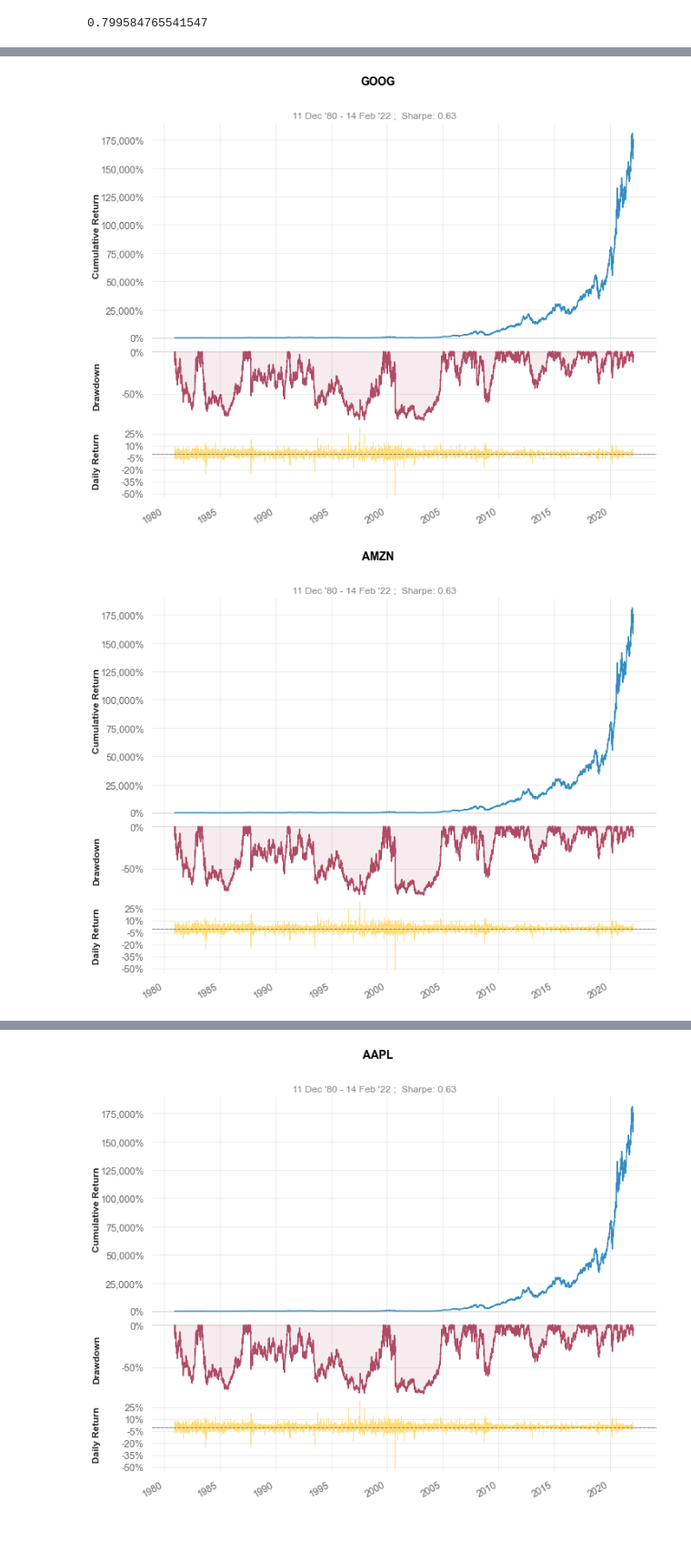
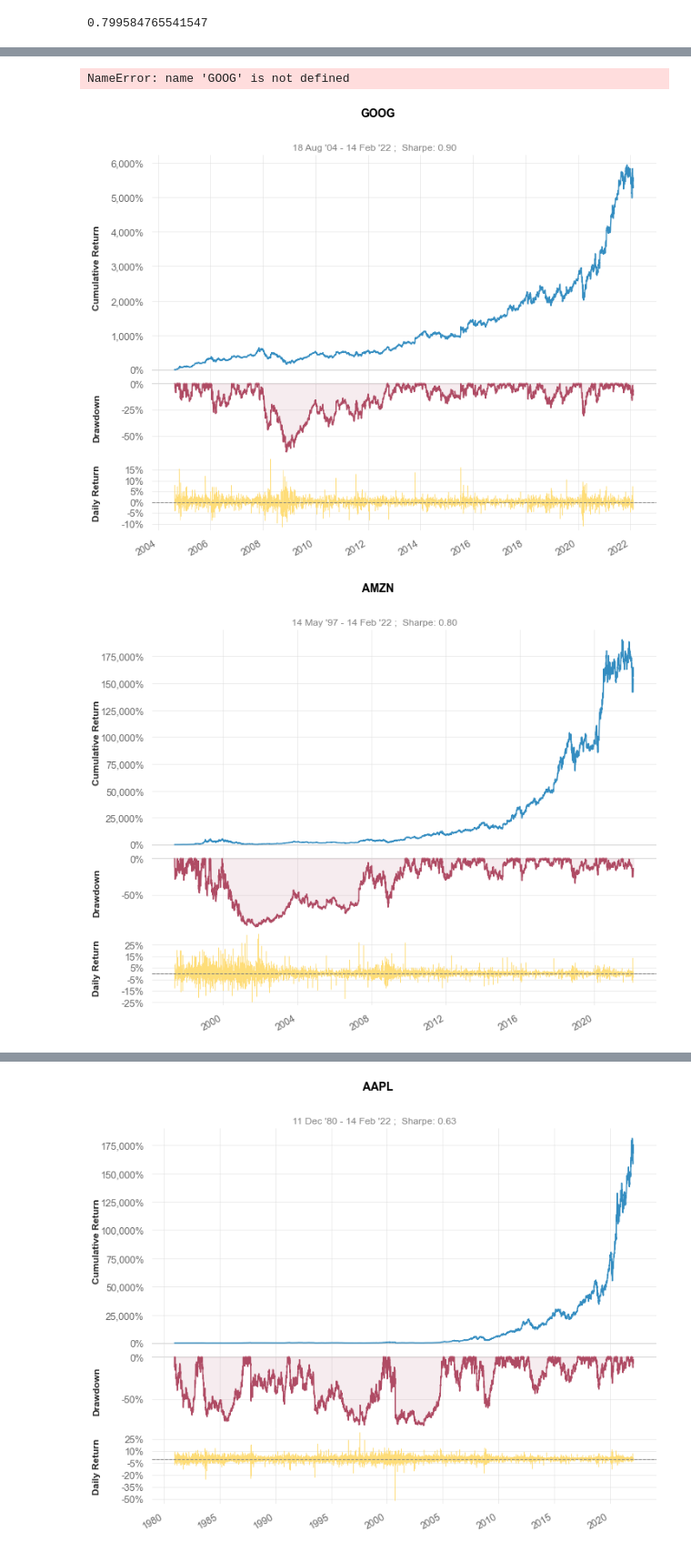
Before and after one commit to getjiggy/Project1, a Jupyter notebook: Trending-stocks.ipynb, the cells around one changed output, grey strips where cells are left out. Shown at 91% size. Drawn from its saved outputs; the diff is of its cells as text; code cells hidden in the pictures.

```diff
--- a/Trending-stocks.ipynb
+++ b/Trending-stocks.ipynb
@@ -6,11 +7,11 @@ import yfinance as yf
 
 qs.extend_pandas()
 
-stock = qs.utils.download_returns('GOOG')
+GOOG_api = qs.utils.download_returns('GOOG')
 
-qs.stats.sharpe(stock)
+qs.stats.sharpe(GOOG_api)
 
-stock.sharpe()
+GOOG_api.sharpe()
 # %% [output]
 0.9048766336894882
 # %%
@@ -60,9 +61,13 @@ stock.sharpe()
+# %%
+print()
+# %% [output]
+NameError: name 'GOOG' is not defined
 # %%
-qs.plots.snapshot(stock, title= "GOOG")
+GOOG_api = qs.plots.snapshot(GOOG_api, title= "GOOG")
 # %% [output]
-[figure, old version]
+[figure, new version]
 # %%
-qs.plots.snapshot(stock, title= "AMZN")
+AMZN_api = qs.plots.snapshot(AMZN_api, title= "AMZN")
 # %% [output]
-[figure, old version]
+[figure, new version]
 # %%
```
Also changed, not shown: parts of 8 cells of this notebook.
